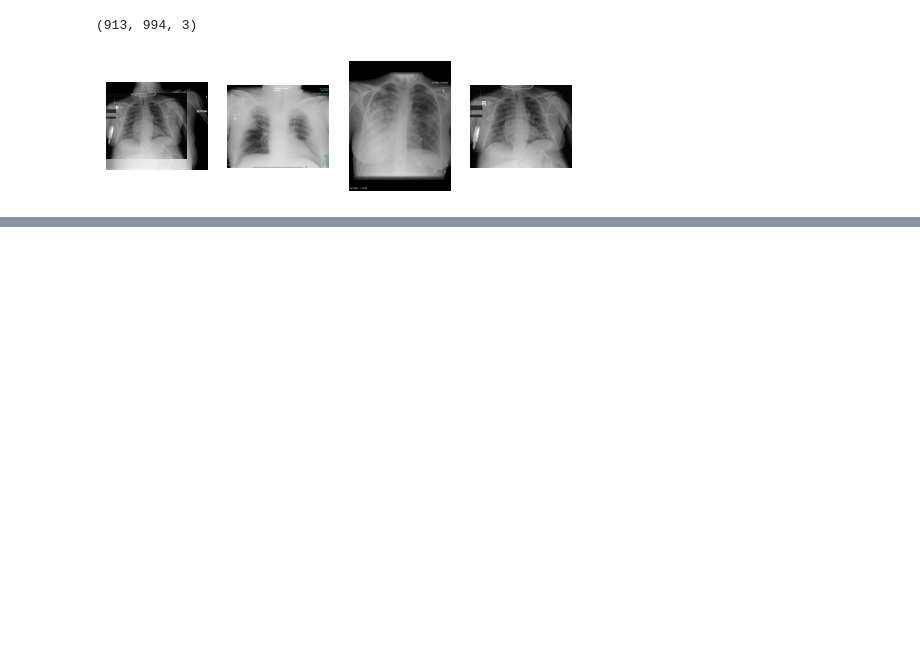
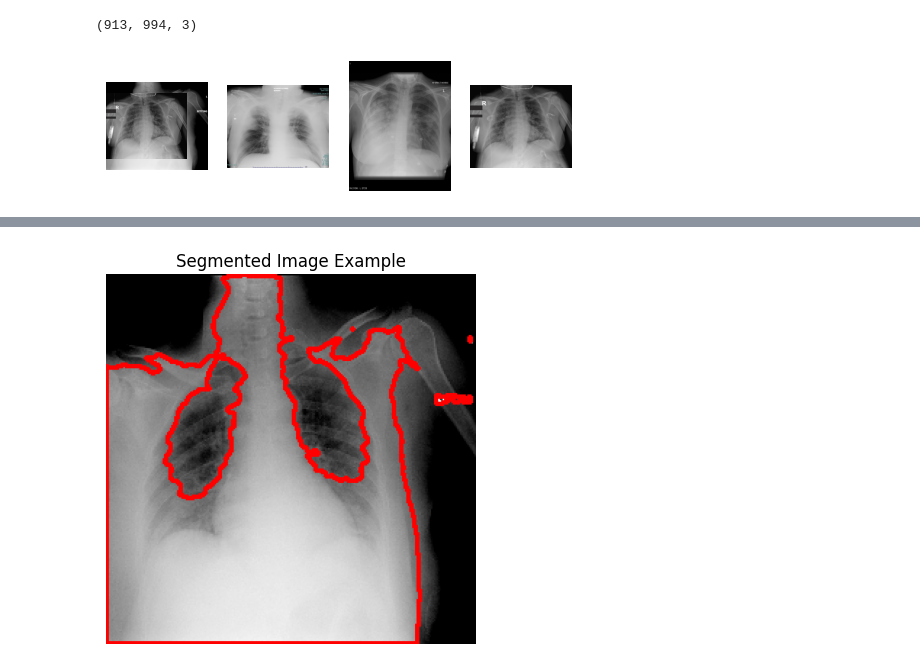
Before and after one commit to Iyanuadeleye01/AI-Driven-3D-Medical-Imaging, a Jupyter notebook: 3D_image.ipynb, the cells around one changed output, grey strips where cells are left out. Drawn from its saved outputs; the diff is of its cells as text; code cells hidden in the pictures; blank space fills up the shorter version.

Commit message:
Image cleaned, segmented and visualized

```diff
--- a/3D_image.ipynb
+++ b/3D_image.ipynb
@@ -95,0 +90,38 @@ plt.show()
+# %%
+processed_images = []
+
+for image in image_list:
+    # Resize image using opencv
+    resized_image = cv2.resize(image, (255,255))
+
+    # Denoise the resized image
+    denoised_image = cv2.GaussianBlur(resized_image, (5,5), 0)
+
+    # To segment the image
+    _, segmented_image = cv2.threshold(denoised_image, 100, 255, cv2.THRESH_BINARY)
+
+    # Convert the segmented image to grayscale before finding contours
+    segmented_image_gray = cv2.cvtColor(segmented_image, cv2.COLOR_BGR2GRAY)
+
+    # To find the contour around the segmented image
+    contours, _ = cv2.findContours(segmented_image_gray, cv2.RETR_TREE, cv2.CHAIN_APPROX_SIMPLE)
+
+    # Convert resized image to grayscale before drawing contours and then back to RGB for display
+    resized_image_gray = cv2.cvtColor(resized_image.copy(), cv2.COLOR_BGR2GRAY)
+    image_with_contours = cv2.cvtColor(resized_image_gray, cv2.COLOR_GRAY2RGB)
+
+    # To draw the image contours on the resized image
+    cv2.drawContours(image_with_contours, contours, -1, (255,0,0), 2)
+
+    processed_images.append(image_with_contours)
+
+# Display the first processed image as an example
+if processed_images:
+    plt.imshow(processed_images[0])
+    plt.title("Segmented Image")
+    plt.axis("off")
+    plt.show()
+else:
+    print("No images were processed.")
+# %% [output]
+[figure, added]
```
Also changed, not shown: parts of 10 cells of this notebook.
